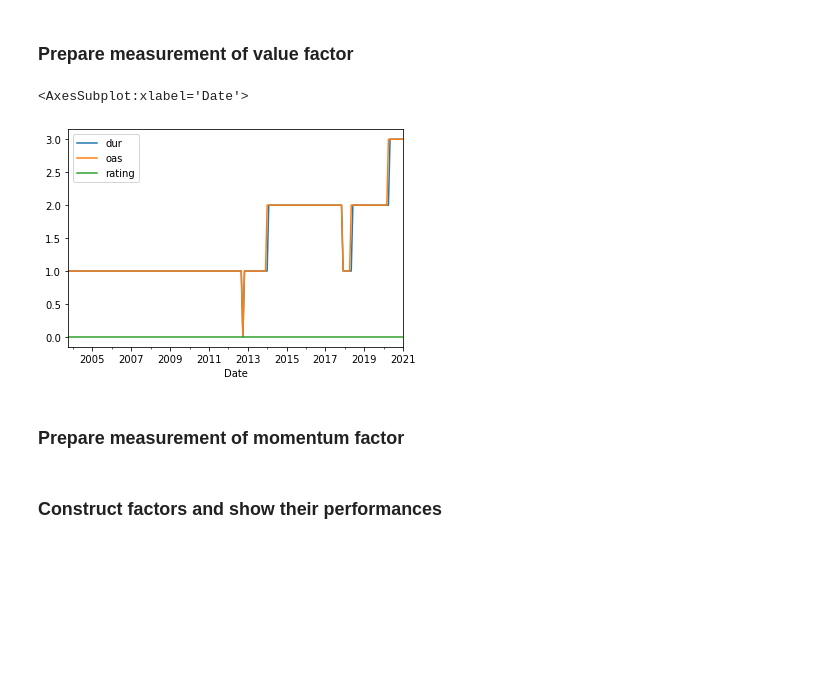
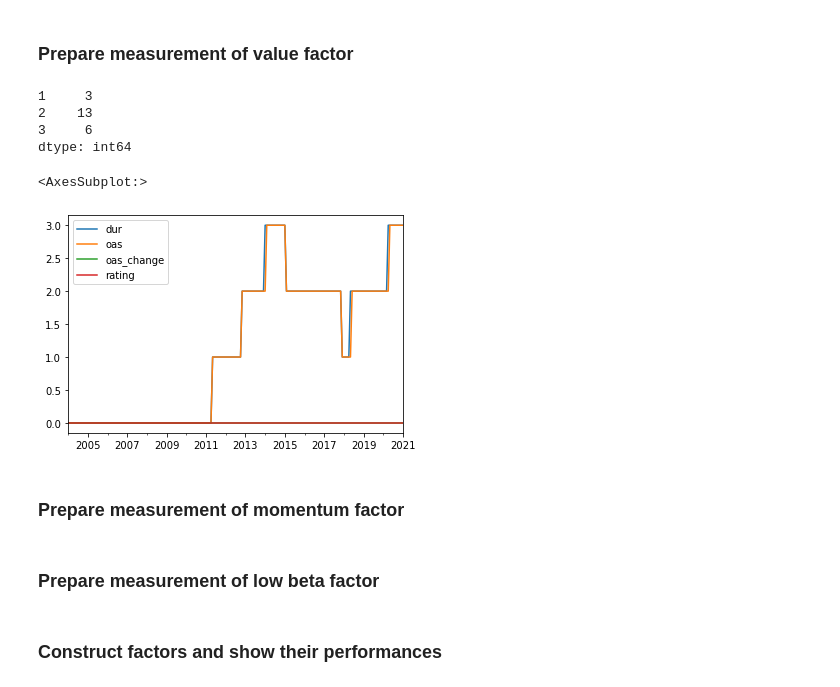
Before and after one commit to wingwingz/AFP, a Jupyter notebook: Risk Premia/bond.ipynb, the cells around one changed output. Cells and saved outputs as stored; diff of their text form; code cells hidden in the pictures; blank space fills up the shorter version.

Commit message:
tried JPM bond data; amended bond style factors

```diff
--- a/Risk Premia/bond.ipynb
+++ b/Risk Premia/bond.ipynb
@@ -325,16 +319,49 @@ dur_monthly_selected = dur_monthly[results_with_cluster['country']]
 oas_monthly_selected.columns = pd.MultiIndex.from_product([['oas'], oas_monthly_selected.columns])
 dur_monthly_selected.columns = pd.MultiIndex.from_product([['dur'], dur_monthly_selected.columns])
 rating_monthly_selected.columns = pd.MultiIndex.from_product([['rating'], rating_monthly_selected.columns])
+# %%
+oas_3m_change = oas_monthly_selected.pct_change(periods=3).dropna()
+# %%
+# consolidate ratings to make sure there is minimum 3 countries at any point of time
+# we will use this coarse rating category to demean oas change in the next step
+rating_mapping['rating_category'] = pd.qcut(rating_mapping['rating_numerical'], q=3, labels=range(1, 4))
+rating_dict = rating_mapping[['rating_numerical', 'rating_category']].set_index(['rating_numerical']).to_dict()
+rating_count = pd.DataFrame()
+for index, row in rating_monthly_selected.iterrows():
+    rating_count_row = row.map(rating_dict['rating_category']).value_counts()
+    rating_count = pd.concat([rating_count, rating_count_row], axis=1)
+
+# 1: lowest rating; 3: highest rating
+rating_count.min(axis=1)
+# %% [output]
+1     3
+2    13
+3     6
+dtype: int64
+# %%
+oas_3m_change_demeaned = pd.DataFrame()
+for month in oas_3m_change.index:
+    temp = pd.concat([oas_3m_change['oas'].loc[month], rating_monthly_selected['rating'].loc[month]], axis=1)
+    temp.columns = ['oas_3m_change', 'rating']
+    temp['rating'] = temp['rating'].map(rating_dict['rating_category'])
+    oas_3m_change_by_rating = temp.groupby('rating')['oas_3m_change'].mean()
+    temp = temp.merge(oas_3m_change_by_rating, left_on=['rating'], right_index=True, suffixes=('', '_category_mean'))
+    # calculate
+    temp_res = temp['oas_3m_change'] - temp['oas_3m_change_category_mean']
+    temp_res.name = month
+    oas_3m_change_demeaned = pd.concat([oas_3m_change_demeaned, temp_res], axis=1)
+# %%
+oas_3m_change_demeaned = oas_3m_change_demeaned.T
+oas_3m_change_demeaned.columns = pd.MultiIndex.from_product([['oas_change'], oas_3m_change_demeaned.columns])
 # %%
 value_data = oas_monthly_selected.join(dur_monthly_selected).join(rating_monthly_selected)
-value_data.columns = value_data.columns.sort_values()
+value_data = value_data.join(oas_3m_change_demeaned, how='inner')
 value_data.replace(0, np.nan, inplace=True)
-
 # check number of missing countries
 value_data.T.groupby(level=0).apply(lambda x:x.isna().sum()).T.plot()
 # %% [output]
-<AxesSubplot:xlabel='Date'>
+<AxesSubplot:>
-[figure, old version]
+[figure, new version]
 # %%
 value_residuals = pd.DataFrame()
 
@@ -358,3 +384,5 @@ bnd_index_excess_ret.columns = bnd_index_excess_ret.columns.map(ticker_dict)
 momentum = bnd_index_excess_ret.rolling(window=11).mean().shift(1)
 # %%
 momentum_selected = momentum.loc[oas_monthly_selected['oas'].index, oas_monthly_selected['oas'].columns]
+# %% [markdown]
+### Prepare measurement of low beta factor
```
Also changed, not shown: parts of 36 cells of this notebook, 4 other files.
